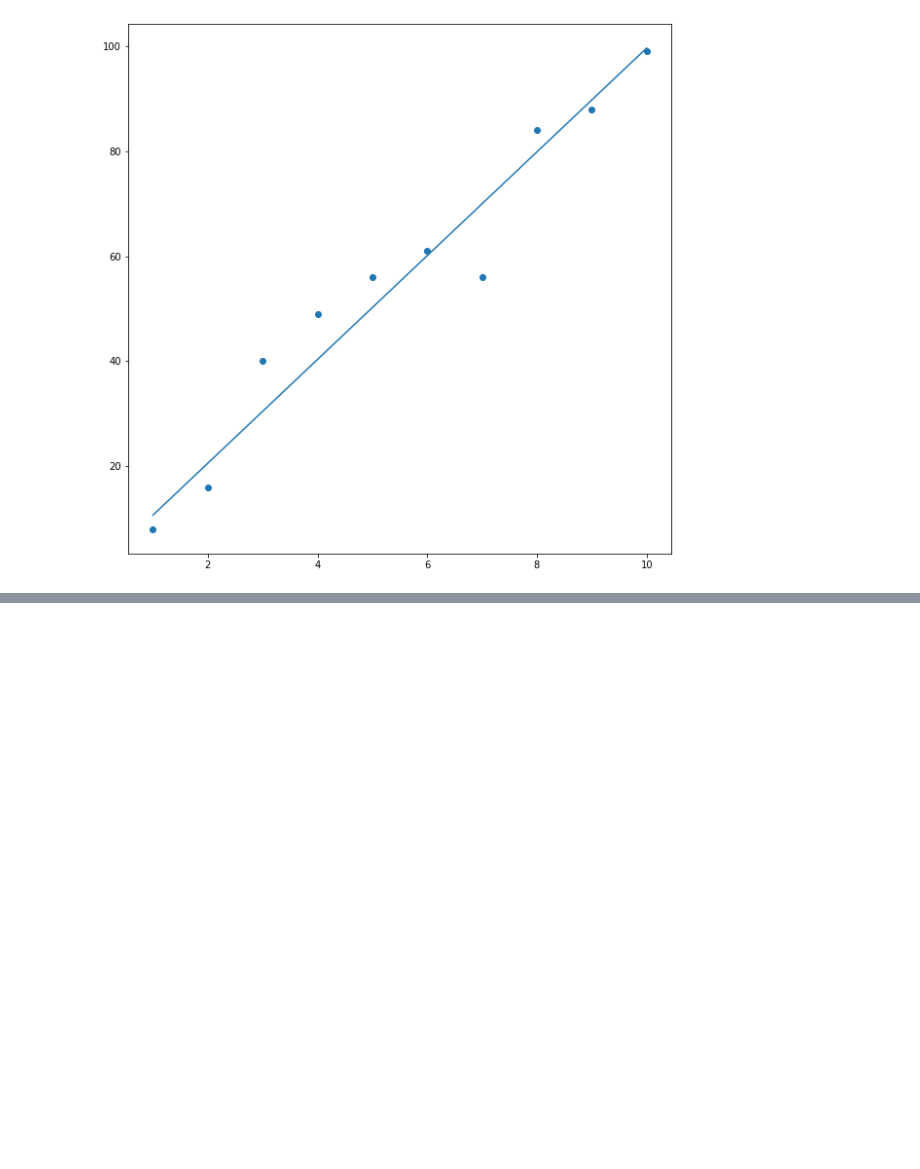
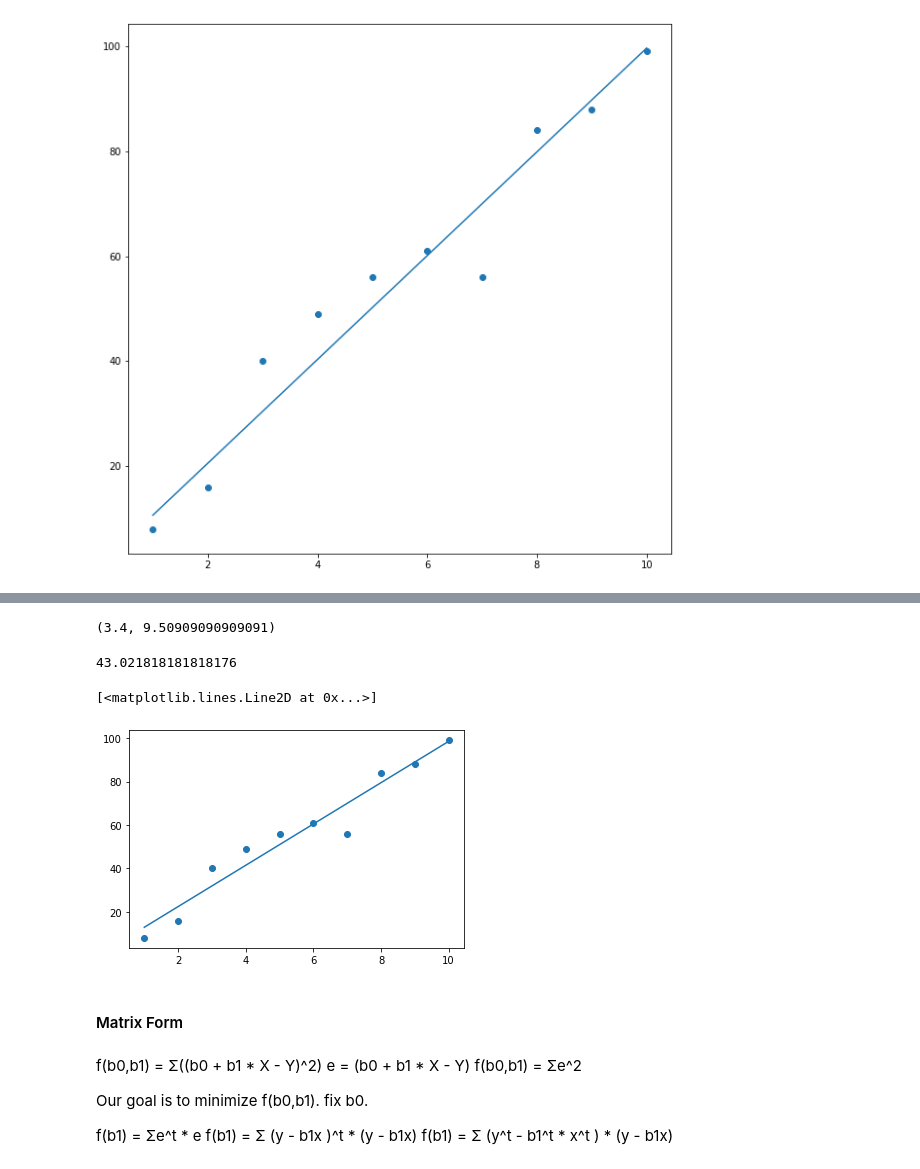
Before and after one commit to rabhar/datascience_practice, a Jupyter notebook: Linear Regression Theory.ipynb, the cells around one changed output, grey strips where cells are left out. Saved outputs shown, nothing was run; the diff lists cells and outputs as text; code cells hidden in the pictures; blank space fills up the shorter version.

```diff
--- a/Linear Regression Theory.ipynb
+++ b/Linear Regression Theory.ipynb
@@ -302,0 +312,5 @@ Y = data['y']
+# %%
+t = data.copy()
+t['x2'] = t['x'] ** 2
+t['xy'] = t['x'] * t['y']
+t
@@ -302,0 +329,33 @@ Y = data['y']
+# %%
+n = t.shape[0]
+# %%
+b1 = ( (n * t['xy'].sum()) - (t['x'].sum() * t['y'].sum()) ) / ((n * t['x2'].sum()) - t['x'].sum()**2)
+# %%
+b0 = (t['y'].sum() - b1*t['x'].sum()) / n
+# %%
+b0, b1
+# %% [output]
+(3.4, 9.50909090909091)
+# %%
+t['predicted_y'] = b0 + b1*t['x']
+mse(t['y'], t['predicted_y'])
+# %% [output]
+43.021818181818176
+# %%
+plt.scatter('x','y', data=data)
+plt.plot(data['x'], default_predict(data['x'], b0, b1))
+# %% [output]
+[<matplotlib.lines.Line2D at 0x...>]
+[figure, added]
+# %% [markdown]
+#### Matrix Form
+# %% [markdown]
+f(b0,b1) = Σ((b0 + b1 * X - Y)^2)
+e = (b0 + b1 * X - Y)
+f(b0,b1) = Σe^2
+
+Our goal is to minimize f(b0,b1). fix b0.
+
+f(b1) = Σe^t * e
+f(b1) = Σ (y - b1x )^t * (y - b1x)
+f(b1) = Σ (y^t - b1^t * x^t ) * (y - b1x)
```
Also changed, not shown: parts of 18 cells of this notebook, 2 other files.
